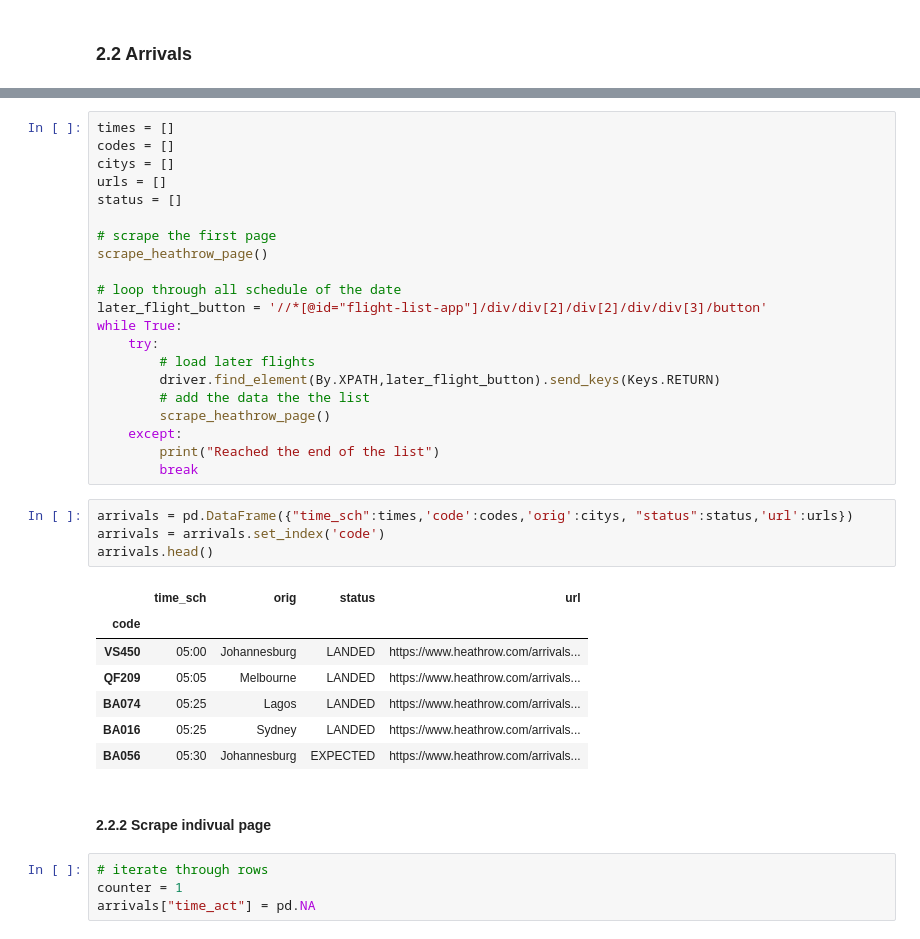
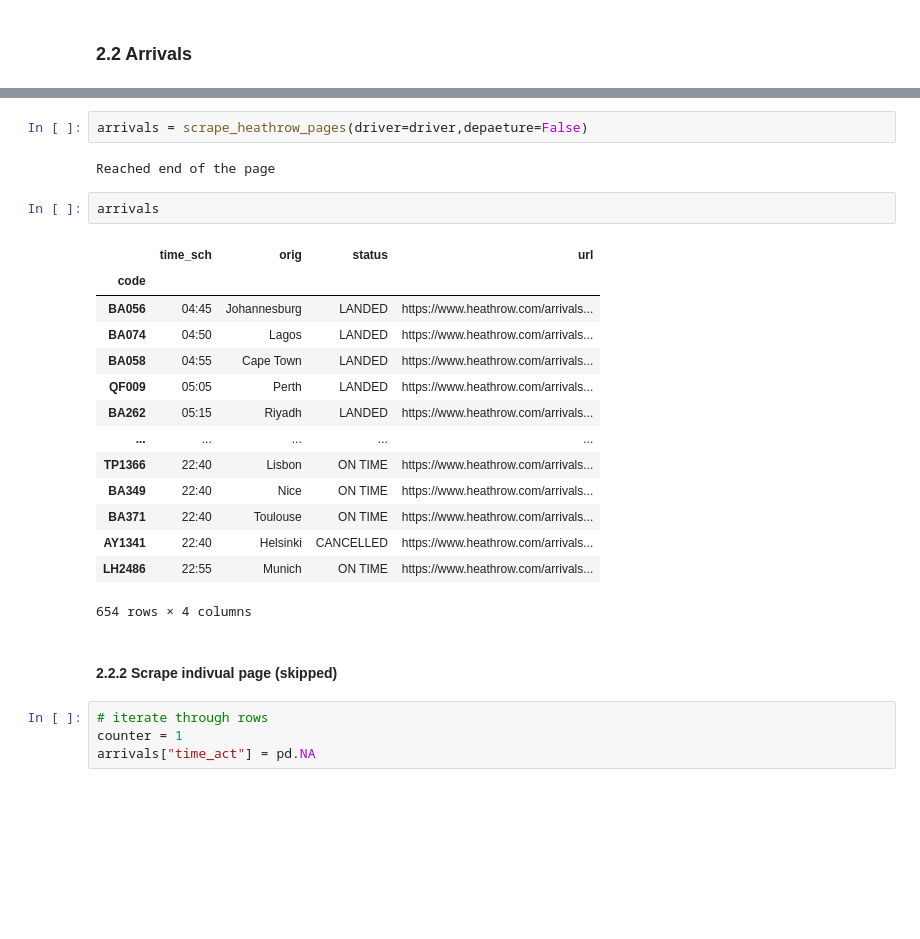
Before and after one commit to cwtravisyip/LHR_ops_data, a Jupyter notebook: code/selenium_scraper.ipynb, the cells around one changed output, grey strips where cells are left out. Drawn from its saved outputs; the diff is of its cells as text; blank space fills up the shorter version.

```diff
--- a/code/selenium_scraper.ipynb
+++ b/code/selenium_scraper.ipynb
@@ -257,40 +136,28 @@ while True:
 # %% [output]
 Loaded to the top of the list
-# %%
-times = []
-codes = []
-citys = []
-urls = []
-status = []
-
-# scrape the first page
-scrape_heathrow_page()
-
-# loop through all schedule of the date
-later_flight_button = '//*[@id="flight-list-app"]/div/div[2]/div[2]/div/div[3]/button'
-while True:
-	try:
-		# load later flights
-		driver.find_element(By.XPATH,later_flight_button).send_keys(Keys.RETURN)
-		# add the data the the list
-		scrape_heathrow_page()
-	except:
-		print("Reached the end of the list")
-		break
-# %%
-arrivals = pd.DataFrame({"time_sch":times,'code':codes,'orig':citys, "status":status,'url':urls})
-arrivals = arrivals.set_index('code')
-arrivals.head()
-# %% [output]
-|  | time_sch | orig | status | url |
-| code |  |  |  |  |
-| VS450 | 05:00 | Johannesburg | LANDED | https://www.heathrow.com/arrivals... |
-| QF209 | 05:05 | Melbourne | LANDED | https://www.heathrow.com/arrivals... |
-| BA074 | 05:25 | Lagos | LANDED | https://www.heathrow.com/arrivals... |
-| BA016 | 05:25 | Sydney | LANDED | https://www.heathrow.com/arrivals... |
-| BA056 | 05:30 | Johannesburg | EXPECTED | https://www.heathrow.com/arrivals... |
+# %%
+arrivals = scrape_heathrow_pages(driver=driver,depaeture=False)
+# %% [output]
+Reached end of the page
+# %%
+arrivals
+# %% [output]
+|  | time_sch | orig | status | url |
+| code |  |  |  |  |
+| BA056 | 04:45 | Johannesburg | LANDED | https://www.heathrow.com/arrivals... |
+| BA074 | 04:50 | Lagos | LANDED | https://www.heathrow.com/arrivals... |
+| BA058 | 04:55 | Cape Town | LANDED | https://www.heathrow.com/arrivals... |
+| QF009 | 05:05 | Perth | LANDED | https://www.heathrow.com/arrivals... |
+| BA262 | 05:15 | Riyadh | LANDED | https://www.heathrow.com/arrivals... |
+| ... | ... | ... | ... | ... |
+| TP1366 | 22:40 | Lisbon | ON TIME | https://www.heathrow.com/arrivals... |
+| BA349 | 22:40 | Nice | ON TIME | https://www.heathrow.com/arrivals... |
+| BA371 | 22:40 | Toulouse | ON TIME | https://www.heathrow.com/arrivals... |
+| AY1341 | 22:40 | Helsinki | CANCELLED | https://www.heathrow.com/arrivals... |
+| LH2486 | 22:55 | Munich | ON TIME | https://www.heathrow.com/arrivals... |
+654 rows × 4 columns
 # %% [markdown]
-#### 2.2.2 Scrape indivual page
+#### 2.2.2 Scrape indivual page (skipped)
 # %%
 # iterate through rows
 counter = 1
```
Also changed, not shown: parts of 28 cells of this notebook.
